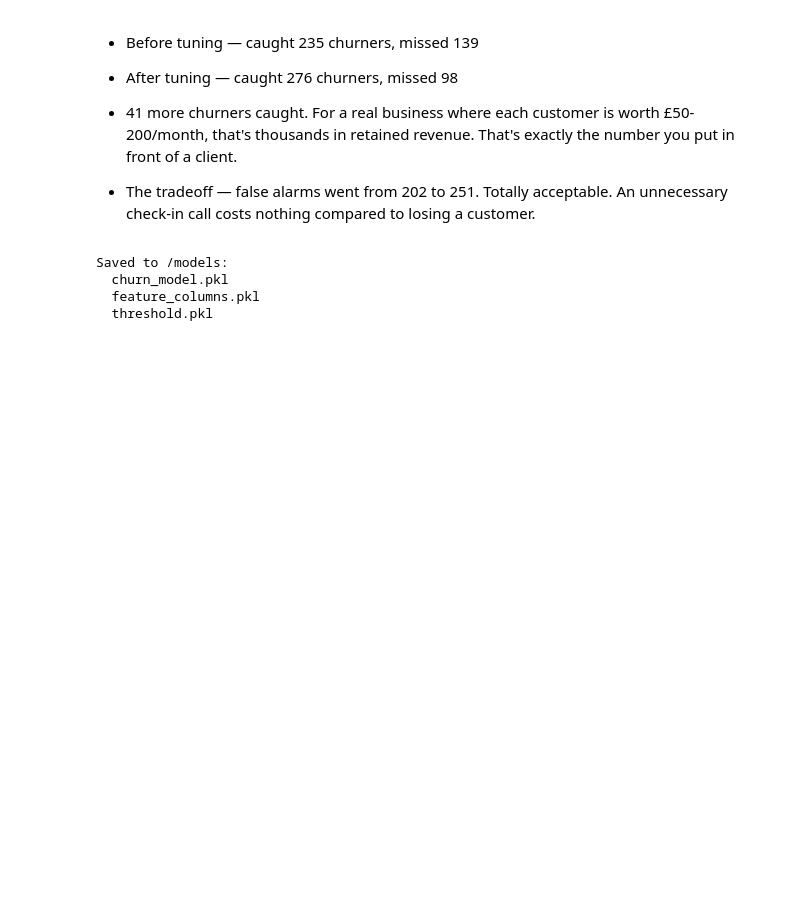
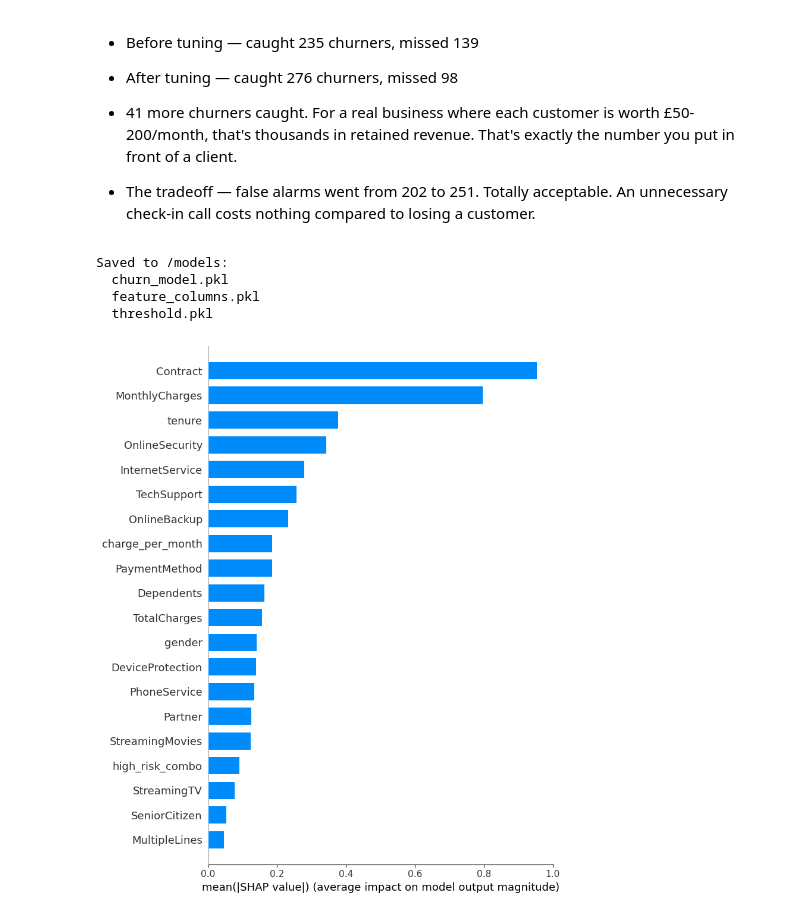
Before and after one commit to shaheerr1/churn-radar, a Jupyter notebook: backend/notebooks/exploration.ipynb, the cells around one changed output. Saved outputs shown, nothing was run; the diff lists cells and outputs as text; code cells hidden in the pictures; blank space fills up the shorter version.

Commit message:
Shap

```diff
--- a/backend/notebooks/exploration.ipynb
+++ b/backend/notebooks/exploration.ipynb
@@ -354,3 +354,16 @@ Saved to /models:
   churn_model.pkl
   feature_columns.pkl
   threshold.pkl
+# %%
+import shap
+
+# Create SHAP explainer
+explainer = shap.TreeExplainer(model)
+
+# Get SHAP values for test set
+shap_values = explainer.shap_values(X_test)
+
+# Summary plot — shows which features matter most overall
+shap.summary_plot(shap_values, X_test, plot_type='bar')
+# %% [output]
+[figure, added]
```
Also changed, not shown: parts of 4 cells of this notebook.
